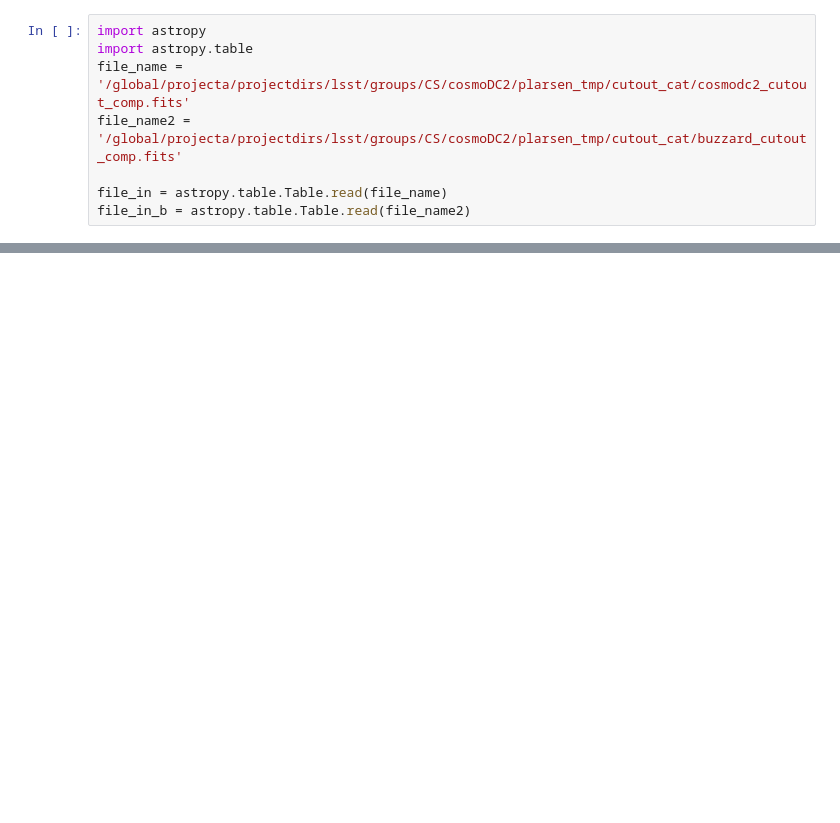
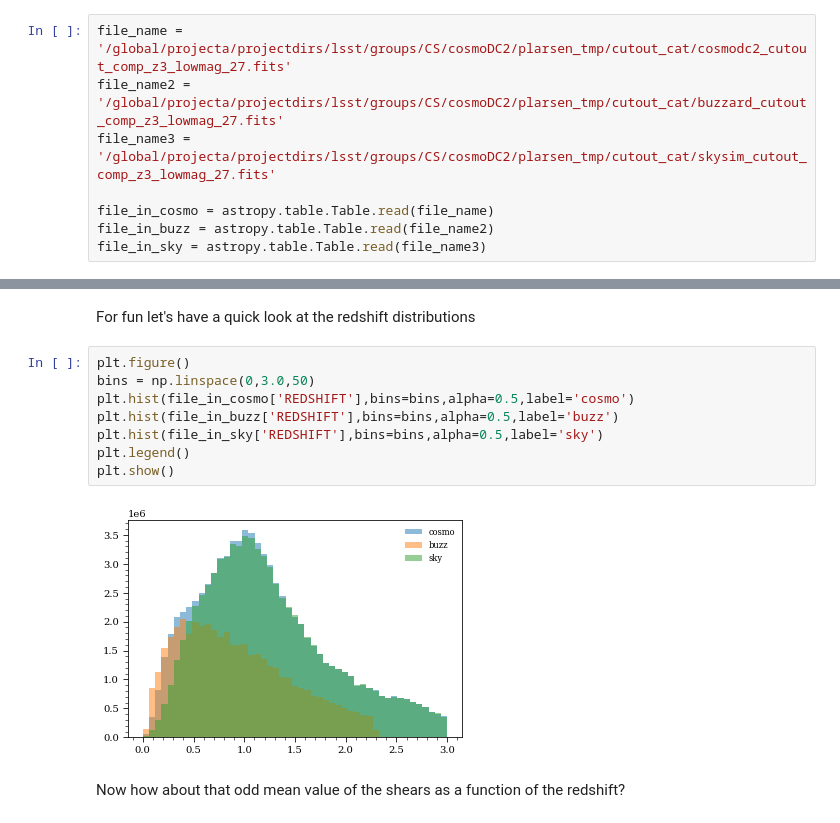
Before and after one commit to patricialarsen/lensing_tests, a Jupyter notebook: Seagull_comparison.ipynb, the cells around one changed output, grey strips where cells are left out. Drawn from its saved outputs; the diff is of its cells as text; blank space fills up the shorter version.

```diff
--- a/Seagull_comparison.ipynb
+++ b/Seagull_comparison.ipynb
@@ -36,8 +45,8 @@ These are files of all the buzzard and cosmodc2 galaxies at R<24, z<1 in the sam
 # %%
-import astropy
-import astropy.table
-file_name = '/global/projecta/projectdirs/lsst/groups/CS/cosmoDC2/plarsen_tmp/cutout_cat/cosmodc2_cutout_comp.fits'
-file_name2 = '/global/projecta/projectdirs/lsst/groups/CS/cosmoDC2/plarsen_tmp/cutout_cat/buzzard_cutout_comp.fits'
+file_name = '/global/projecta/projectdirs/lsst/groups/CS/cosmoDC2/plarsen_tmp/cutout_cat/cosmodc2_cutout_comp_z3_lowmag_27.fits'
+file_name2 = '/global/projecta/projectdirs/lsst/groups/CS/cosmoDC2/plarsen_tmp/cutout_cat/buzzard_cutout_comp_z3_lowmag_27.fits'
+file_name3 = '/global/projecta/projectdirs/lsst/groups/CS/cosmoDC2/plarsen_tmp/cutout_cat/skysim_cutout_comp_z3_lowmag_27.fits'
 
-file_in = astropy.table.Table.read(file_name)
-file_in_b = astropy.table.Table.read(file_name2)
+file_in_cosmo = astropy.table.Table.read(file_name)
+file_in_buzz = astropy.table.Table.read(file_name2)
+file_in_sky = astropy.table.Table.read(file_name3)
@@ -132,0 +156,14 @@ make_sg_plot_comp_zoom(file_in,file_in_b,'comp')
+# %% [markdown]
+For fun let's have a quick look at the redshift distributions
+# %%
+plt.figure()
+bins = np.linspace(0,3.0,50)
+plt.hist(file_in_cosmo['REDSHIFT'],bins=bins,alpha=0.5,label='cosmo')
+plt.hist(file_in_buzz['REDSHIFT'],bins=bins,alpha=0.5,label='buzz')
+plt.hist(file_in_sky['REDSHIFT'],bins=bins,alpha=0.5,label='sky')
+plt.legend()
+plt.show()
+# %% [output]
+[figure, added]
+# %% [markdown]
+Now how about that odd mean value of the shears as a function of the redshift?
```
Also changed, not shown: parts of 27 cells of this notebook.
